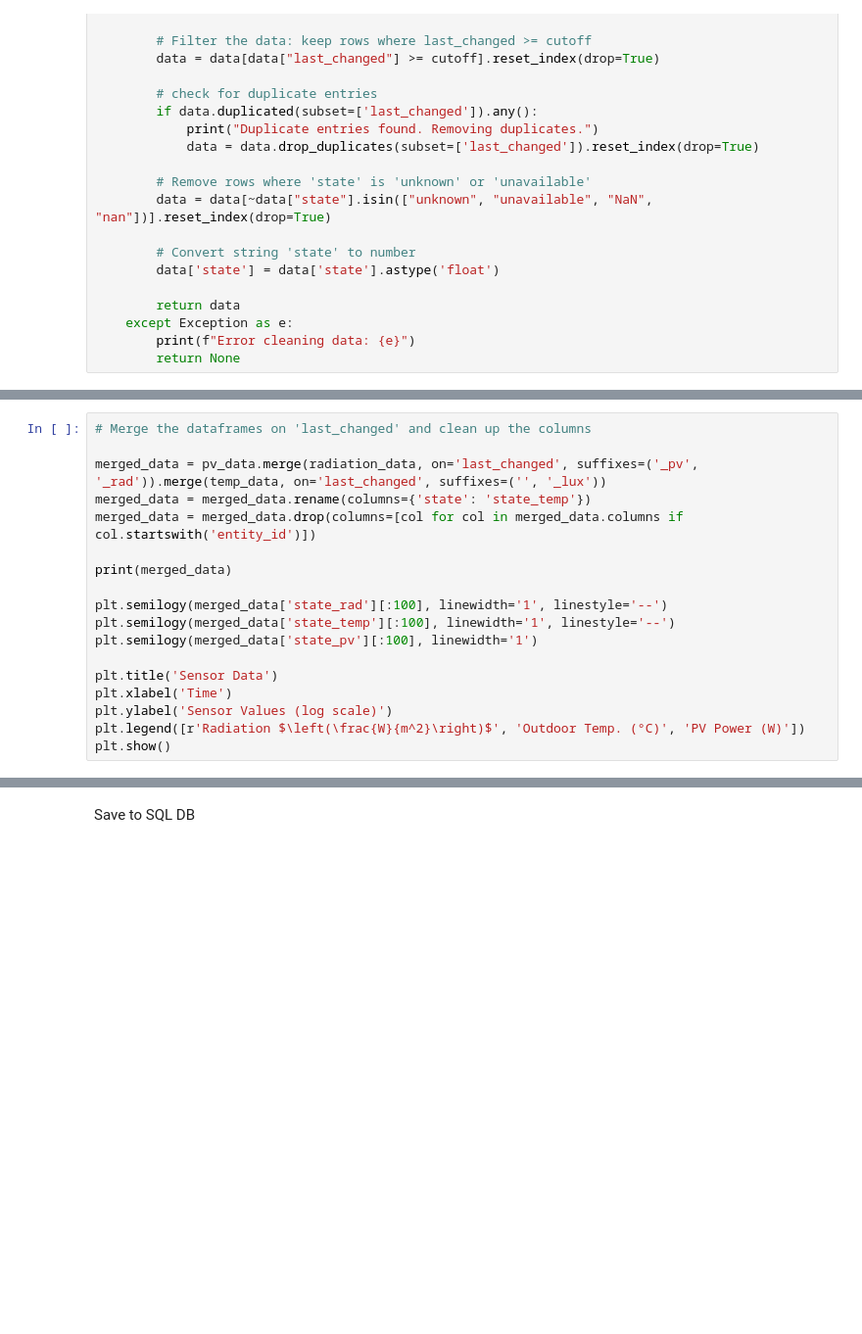
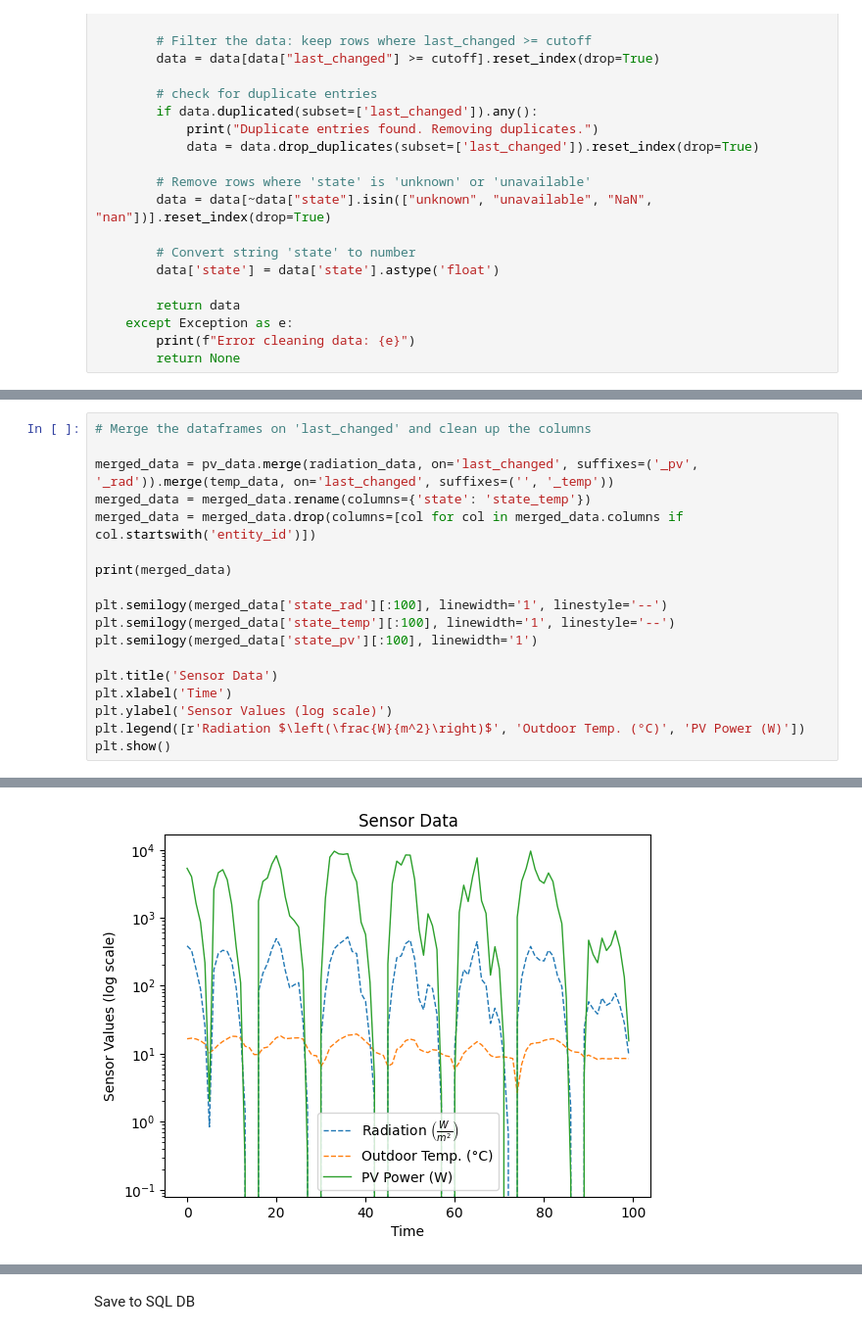
Before and after one commit to leotfh/data-engineering, a Jupyter notebook: homework/main.ipynb, the cells around one changed output, grey strips where cells are left out. Shown at 98% size. Saved outputs shown, nothing was run; the diff lists cells and outputs as text; blank space fills up the shorter version.

```diff
--- a/homework/main.ipynb
+++ b/homework/main.ipynb
@@ -76,7 +77,7 @@ NameError: name 'insert_duplicates' is not defined
 # %%
 # Merge the dataframes on 'last_changed' and clean up the columns
 
-merged_data = pv_data.merge(radiation_data, on='last_changed', suffixes=('_pv', '_rad')).merge(temp_data, on='last_changed', suffixes=('', '_lux'))
+merged_data = pv_data.merge(radiation_data, on='last_changed', suffixes=('_pv', '_rad')).merge(temp_data, on='last_changed', suffixes=('', '_temp'))
 merged_data = merged_data.rename(columns={'state': 'state_temp'})
 merged_data = merged_data.drop(columns=[col for col in merged_data.columns if col.startswith('entity_id')])
 
@@ -91,3 +92,4 @@ plt.xlabel('Time')
 plt.ylabel('Sensor Values (log scale)')
 plt.legend([r'Radiation $\left(\frac{W}{m^2}\right)$', 'Outdoor Temp. (°C)', 'PV Power (W)'])
 plt.show()
+# %% [output]
@@ -94,3 +110,4 @@ plt.show()
+[figure, added]
 # %%
 missing_values = merged_data.isnull().sum()
 missing_values += merged_data.isna().sum()
```
Also changed, not shown: parts of 10 cells of this notebook.
